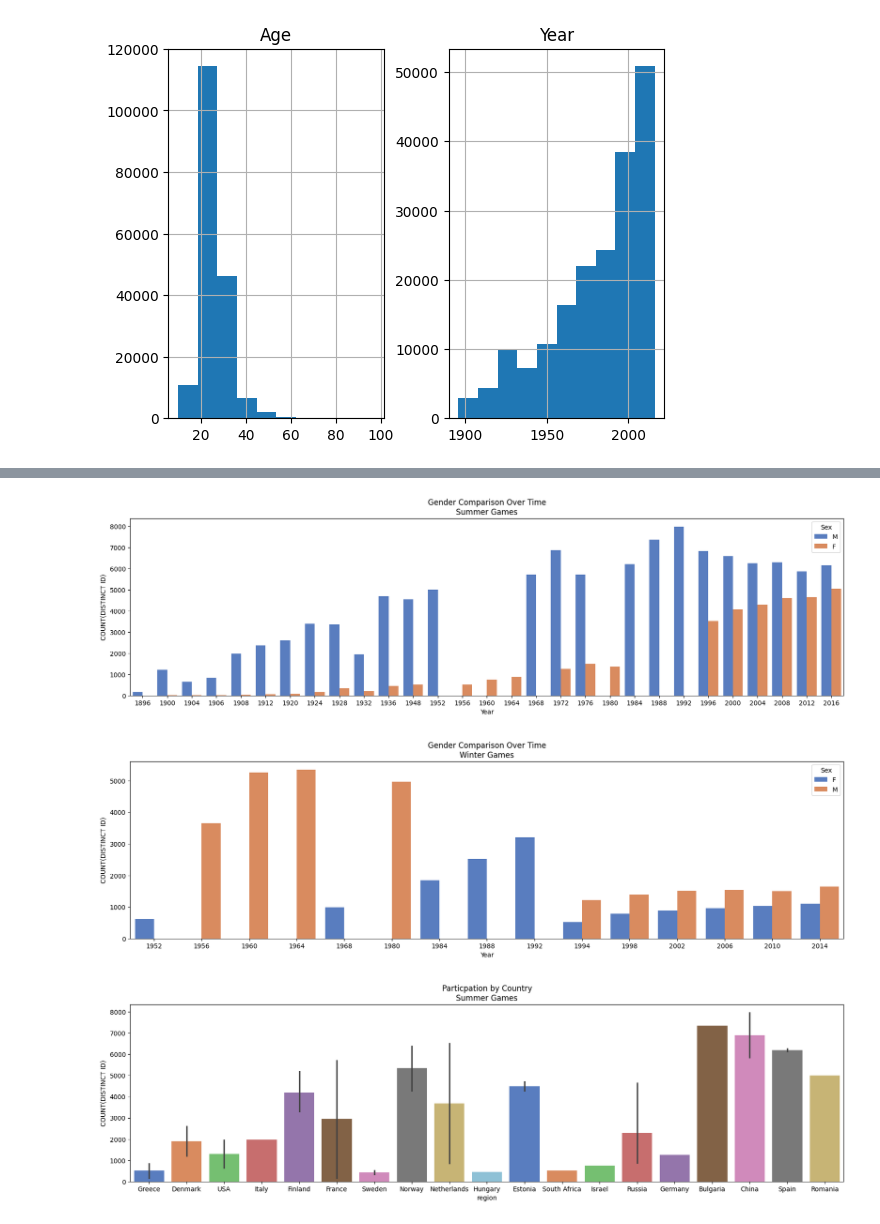
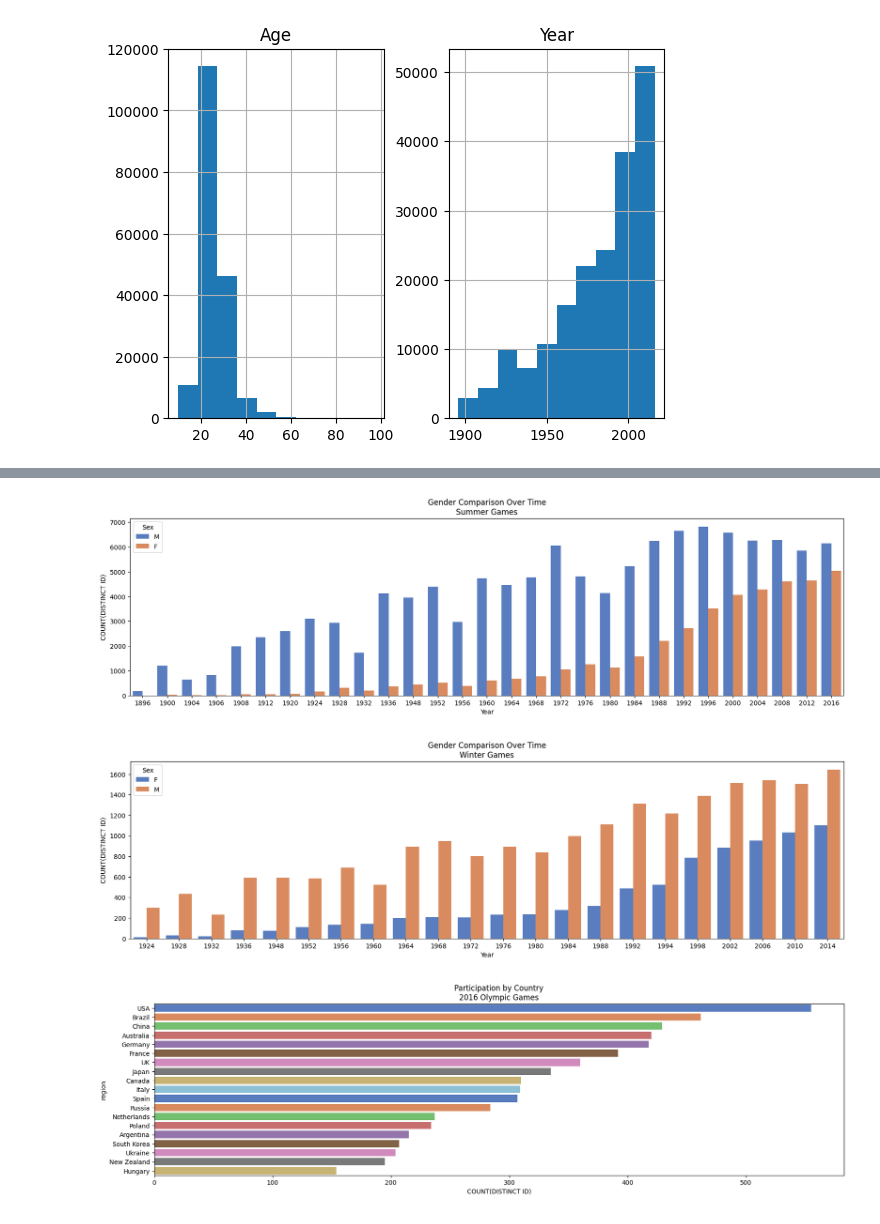
Before and after one commit to nhansen23/datafun-06-eda, a Jupyter notebook: nicole_eda.ipynb, the cells around one changed output, grey strips where cells are left out. Saved outputs shown, nothing was run; the diff lists cells and outputs as text; code cells hidden in the pictures.

Commit message:
updated and added graphs for EDA

```diff
--- a/nicole_eda.ipynb
+++ b/nicole_eda.ipynb
@@ -104,8 +236,8 @@ plt.show()
 # %%
 query = '''SELECT year, Sex, COUNT(DISTINCT ID)
 FROM athletes
+WHERE Season='Summer'
 GROUP BY year, Sex
-HAVING Season='Summer'
 '''
 
 df = pd.read_sql(query, conn)
@@ -122,8 +254,8 @@ plt.show()
 
 query = '''SELECT year, Sex, COUNT(DISTINCT ID)
 FROM athletes
+WHERE Season='Winter'
 GROUP BY year, Sex
-HAVING Season='Winter'
 '''
 
 df = pd.read_sql(query, conn)
@@ -137,25 +269,26 @@ sns.barplot(data=df,
 plt.title("Gender Comparison Over Time\nWinter Games")
 plt.show()
 # %% [output]
-[figure, old version]
+[figure, new version]
-[figure, old version]
+[figure, new version]
 # %%
 query = '''SELECT year, region, COUNT(DISTINCT ID)
 FROM athletes INNER JOIN countries on athletes.noc = countries.noc
-GROUP BY year, Sex
-HAVING Season='Summer' AND (COUNT(DISTINCT ID)>150)
+GROUP BY year, region
+HAVING year = 2016 and COUNT(DISTINCT ID)>150
+ORDER BY COUNT(DISTINCT ID) DESC
 '''
 
 df = pd.read_sql(query, conn)
 
 plt.figure(figsize=(20, 5))
 sns.barplot(data=df,
-            x='region',
-            y='COUNT(DISTINCT ID)',
+            x='COUNT(DISTINCT ID)',
+            y='region',
             hue='region',
             palette='muted'
             )
-plt.title("Participation by Country\nSummer Games")
+plt.title("Participation by Country\n2016 Olympic Games")
 plt.show()
 # %% [output]
-[figure, old version]
+[figure, new version]
```
Also changed, not shown: parts of 9 cells of this notebook.
